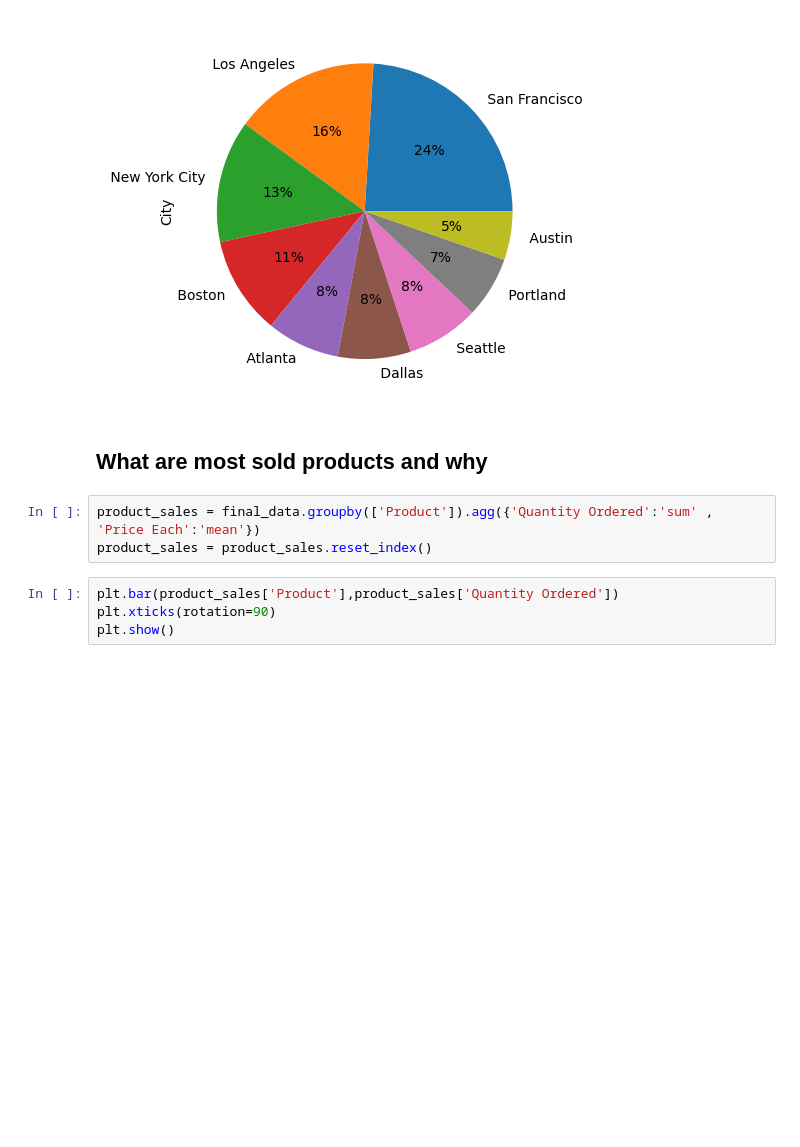
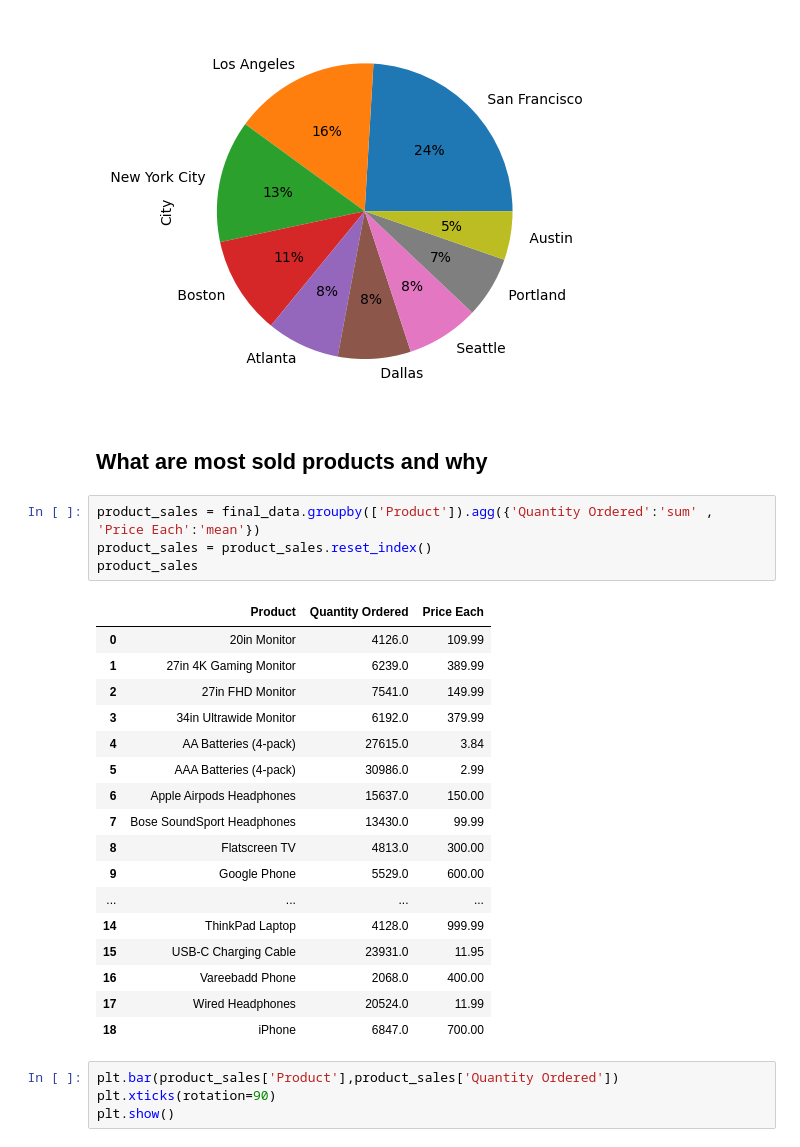
Before and after one commit to dkhiani6/Data-Analysis-Projects, a Jupyter notebook: E-commerce Sales Analysis/Sales_EDA.ipynb, the cells around one changed output. Saved outputs shown, nothing was run; the diff lists cells and outputs as text; blank space fills up the shorter version.

```diff
--- a/E-commerce Sales Analysis/Sales_EDA.ipynb
+++ b/E-commerce Sales Analysis/Sales_EDA.ipynb
@@ -142,6 +142,25 @@ pd.value_counts(final_data['City']).plot(kind='pie' , autopct = '%1.0f%%')
 # %%
 product_sales = final_data.groupby(['Product']).agg({'Quantity Ordered':'sum' , 'Price Each':'mean'})
 product_sales = product_sales.reset_index()
+product_sales
+# %% [output]
+|  | Product | Quantity Ordered | Price Each |
+| 0 | 20in Monitor | 4126.0 | 109.99 |
+| 1 | 27in 4K Gaming Monitor | 6239.0 | 389.99 |
+| 2 | 27in FHD Monitor | 7541.0 | 149.99 |
+| 3 | 34in Ultrawide Monitor | 6192.0 | 379.99 |
+| 4 | AA Batteries (4-pack) | 27615.0 | 3.84 |
+| 5 | AAA Batteries (4-pack) | 30986.0 | 2.99 |
+| 6 | Apple Airpods Headphones | 15637.0 | 150.00 |
+| 7 | Bose SoundSport Headphones | 13430.0 | 99.99 |
+| 8 | Flatscreen TV | 4813.0 | 300.00 |
+| 9 | Google Phone | 5529.0 | 600.00 |
+| ... | ... | ... | ... |
+| 14 | ThinkPad Laptop | 4128.0 | 999.99 |
+| 15 | USB-C Charging Cable | 23931.0 | 11.95 |
+| 16 | Vareebadd Phone | 2068.0 | 400.00 |
+| 17 | Wired Headphones | 20524.0 | 11.99 |
+| 18 | iPhone | 6847.0 | 700.00 |
 # %%
 plt.bar(product_sales['Product'],product_sales['Quantity Ordered'])
 plt.xticks(rotation=90)
```
Also changed, not shown: parts of 2 cells of this notebook, 1 other file.
